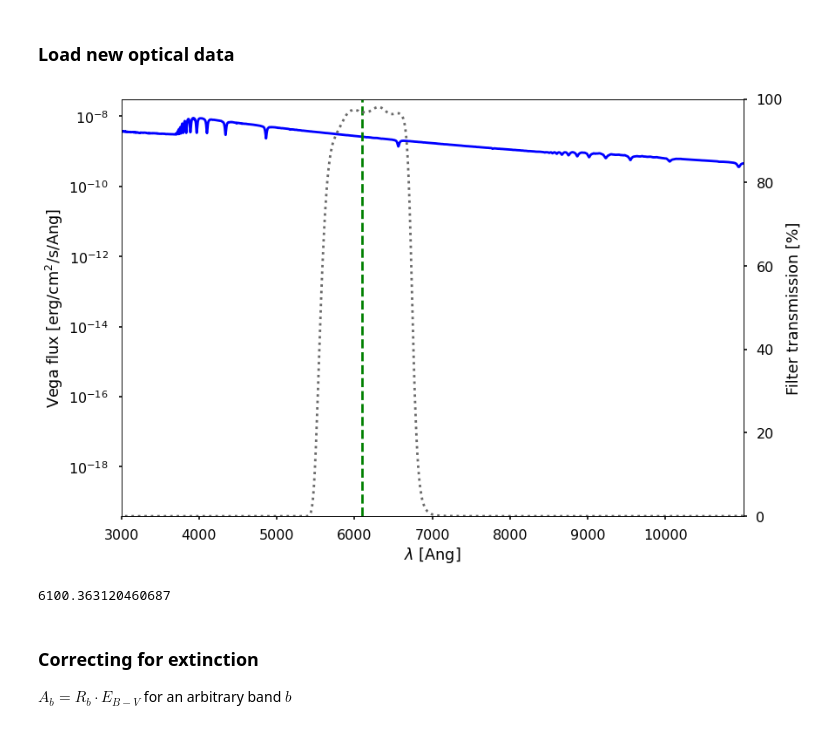
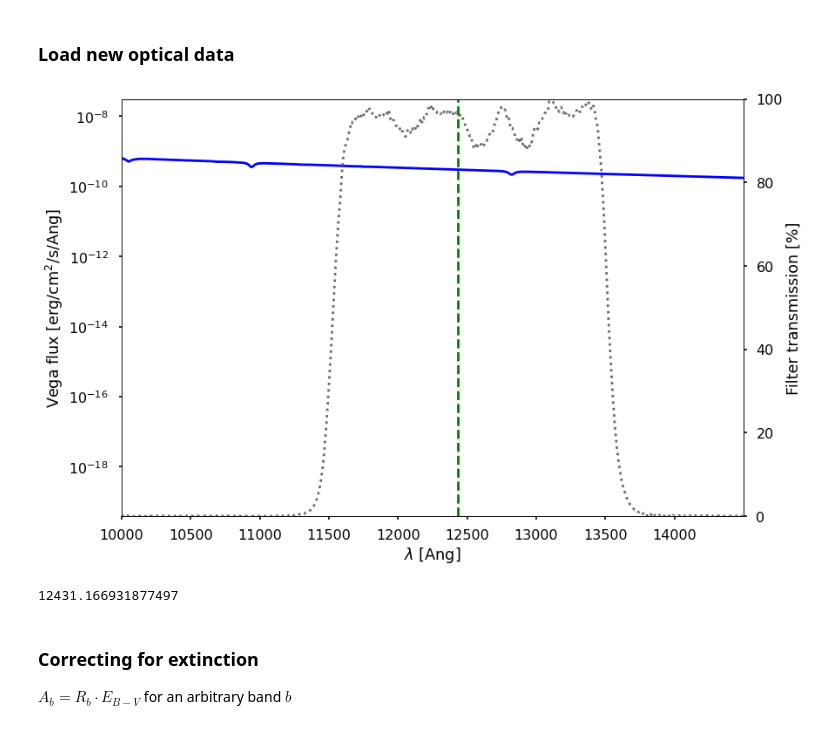
Before and after one commit to cgobat/dark-GRBs, a Jupyter notebook: analysis.ipynb, the cells around one changed output. Cells and saved outputs as stored; diff of their text form; code cells hidden in the pictures.

```diff
--- a/analysis.ipynb
+++ b/analysis.ipynb
@@ -318,15 +341,18 @@ for i in rastinejad.index:
 
 new_optical["mag_w_err"] = [AsymmetricUncertainty(mag,err,err) if isinstance(err,(float,int)) else AsymmetricUncertainty(mag,np.inf,0) for mag,err in new_optical[["Magnitude","Mag error"]].values]
 # %%
-I_filter = pd.read_table("http://www2.lowell.edu/rsch/LMI/I.txt")
-rprime_filter = pd.read_table("http://www2.lowell.edu/rsch/LMI/r-band.txt").drop(columns=["T%"],axis=0)
-rprime_filter.columns = ["Wavelength","Transmission"]
-rprime_filter["Wavelength"] *= 10
-
-effective_wavelength(rprime_filter,show_plot=True)
+# I_filter = pd.read_table("http://www2.lowell.edu/rsch/LMI/I.txt")
+# rprime_filter = pd.read_table("http://www2.lowell.edu/rsch/LMI/r-band.txt").drop(columns=["T%"],axis=0)
+# rprime_filter.columns = ["Wavelength","Transmission"]
+# rprime_filter["Wavelength"] *= 10
+MOSFIRE_J = pd.read_table("https://www2.keck.hawaii.edu/inst/mosfire/data/filter/mosfire_J.txt",delimiter="   ").iloc[:,:2]
+MOSFIRE_J = MOSFIRE_J.rename(columns=dict(zip(MOSFIRE_J.columns,["Wavelength","Transmission"]))).apply(pd.to_numeric,errors="coerce").dropna()
+MOSFIRE_J["Wavelength"] *= 10000
+MOSFIRE_J["Transmission"] *= 100
+effective_wavelength(MOSFIRE_J,show_plot=True)
 # %% [output]
-[figure, old version]
+[figure, new version]
-6100.363120460687
+12431.166931877497
 # %% [markdown]
 ### Correcting for extinction
 
```
Also changed, not shown: parts of 11 cells of this notebook, 1 other file.
